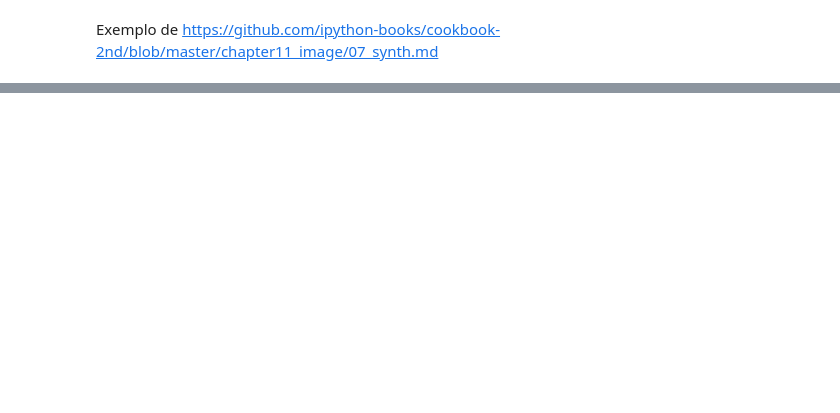
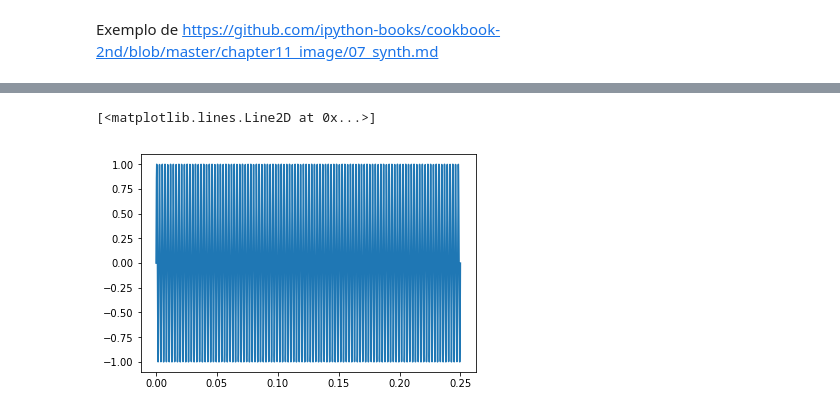
Before and after one commit to fspacheco/ipython, a Jupyter notebook: audio.ipynb, the cells around one changed output, grey strips where cells are left out. Drawn from its saved outputs; the diff is of its cells as text; code cells hidden in the pictures; blank space fills up the shorter version.

Commit message:
Added plot

```diff
--- a/audio.ipynb
+++ b/audio.ipynb
@@ -15,3 +15,4 @@ t = np.linspace(0., duration, int(rate * duration))
 def synth(f):
     x = np.sin(f * 2. * np.pi * t)
     display(Audio(x, rate=rate, autoplay=True))
+    return x
@@ -21,0 +19,2 @@ synth(440)
+# %%
+s=synth(440)
@@ -21,0 +23,5 @@ synth(440)
+# %%
+plt.plot(t,s)
+# %% [output]
+[<matplotlib.lines.Line2D at 0x...>]
+[figure, added]
```
Also changed, not shown: parts of 3 cells of this notebook.
